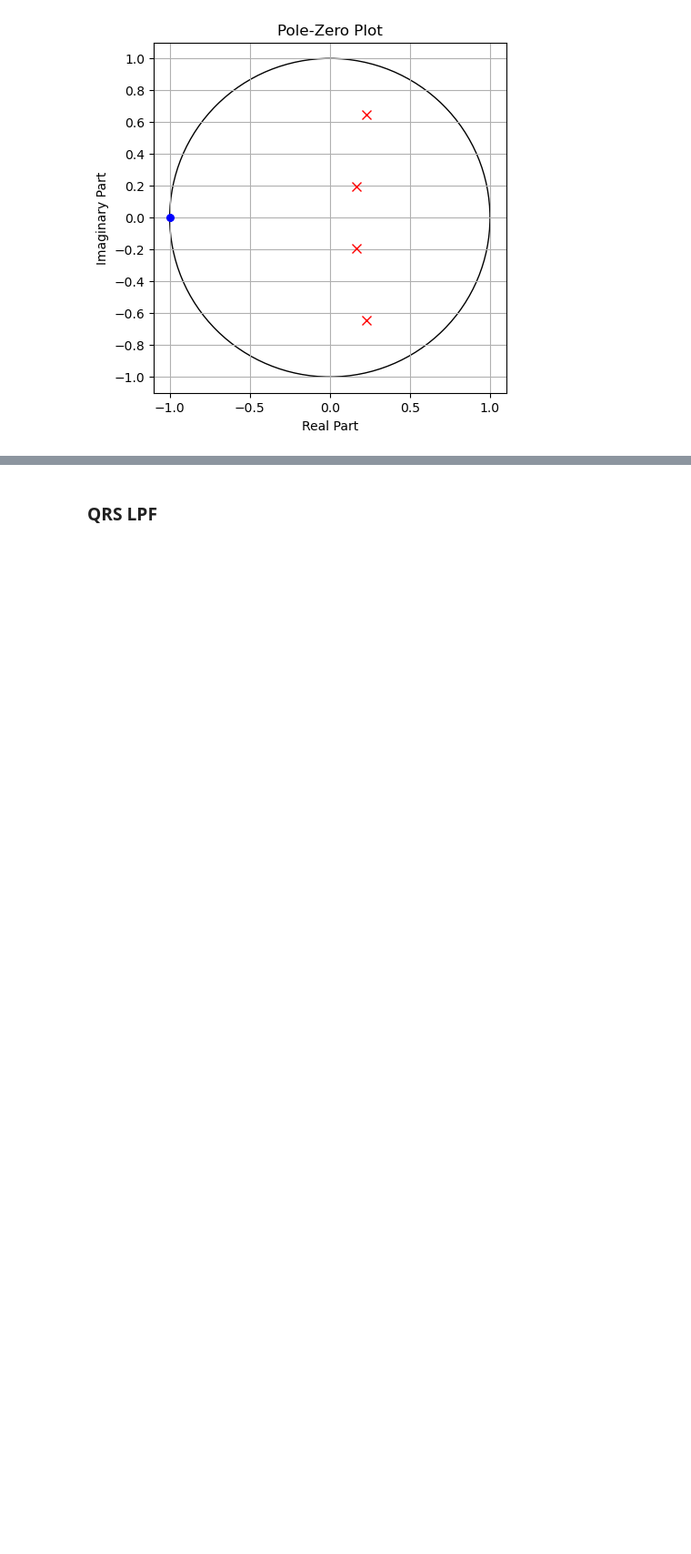
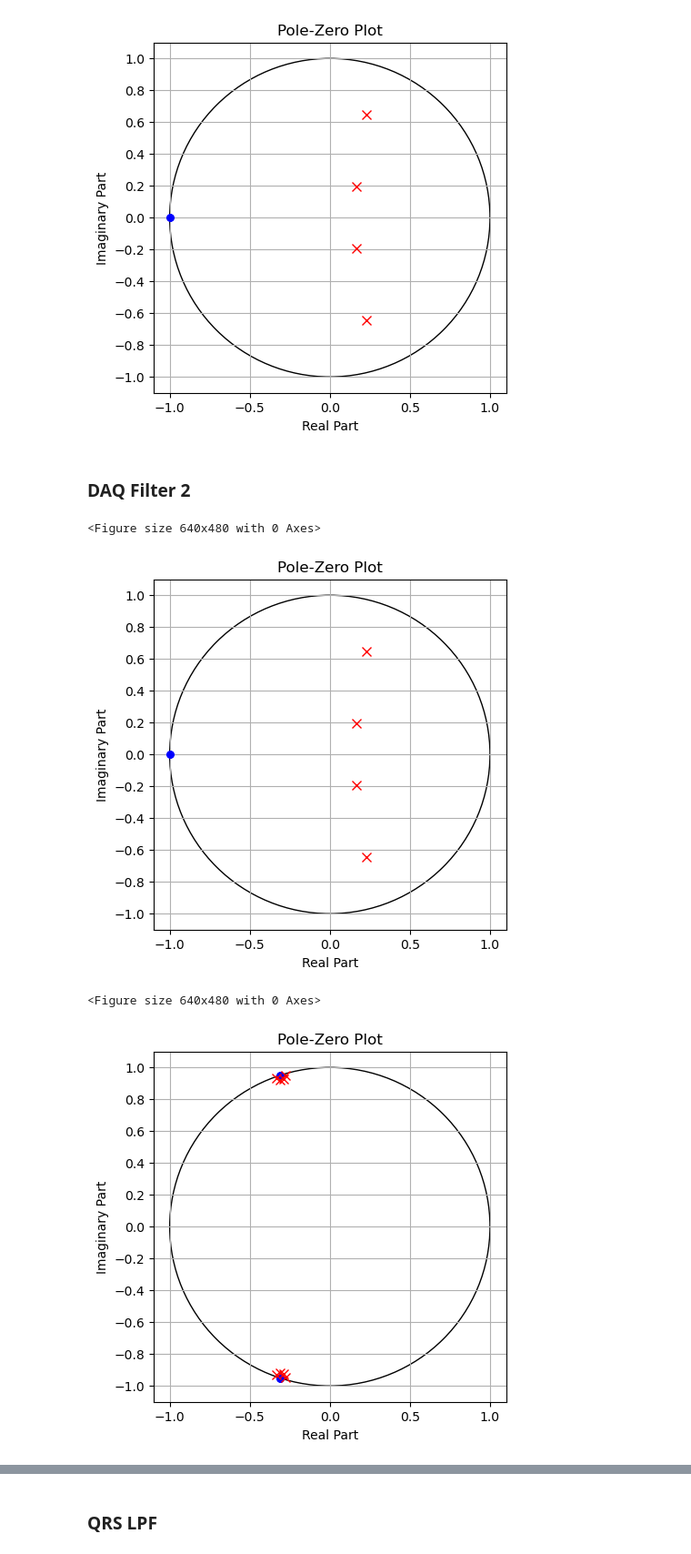
Before and after one commit to bryanmcelvy/microHeartMonitor, a Jupyter notebook: tools/filter_design/filt_design.ipynb, the cells around one changed output, grey strips where cells are left out. Shown: that part at 91% size. Cells and saved outputs as stored; diff of their text form; code cells hidden in the pictures; blank space fills up the shorter version.

Commit message:
Refactor DAQ module to also filter 60Hz PLI noise

```diff
--- a/tools/filter_design/filt_design.ipynb
+++ b/tools/filter_design/filt_design.ipynb
@@ -54,3 +54,19 @@ plot_pole_zero(b, a)
 [figure]
 <Figure size 640x480 with 0 Axes>
 [figure]
+# %% [markdown]
+### DAQ Filter 2
+# %%
+b1, a1 = signal.iirfilter(N = 4, Wn = 40, btype="lowpass", ftype='butter', fs=fs)
+z1, p1, k1 = signal.tf2zpk(b1, a1)
+
+b2, a2 = signal.iirfilter(N=4, Wn= [59,61], btype="bandstop", ftype="butter", fs=fs)
+z2, p2, k2 = signal.tf2zpk(b2, a2)
+# %%
+plot_pole_zero(b1, a1)
+plot_pole_zero(b2, a2)
+# %% [output]
+<Figure size 640x480 with 0 Axes>
+[figure, added]
+<Figure size 640x480 with 0 Axes>
+[figure, added]
```
Also changed, not shown: parts of 4 cells of this notebook, 2 other files.
